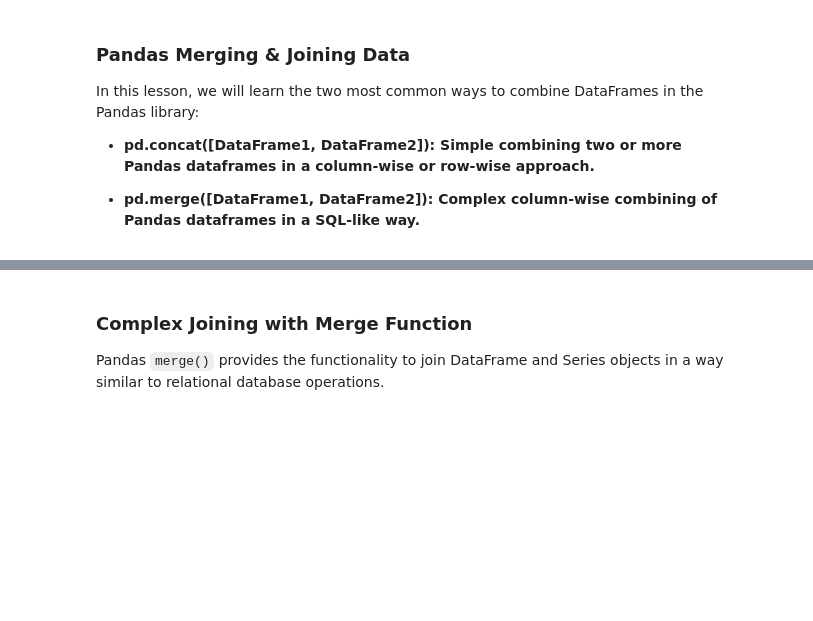
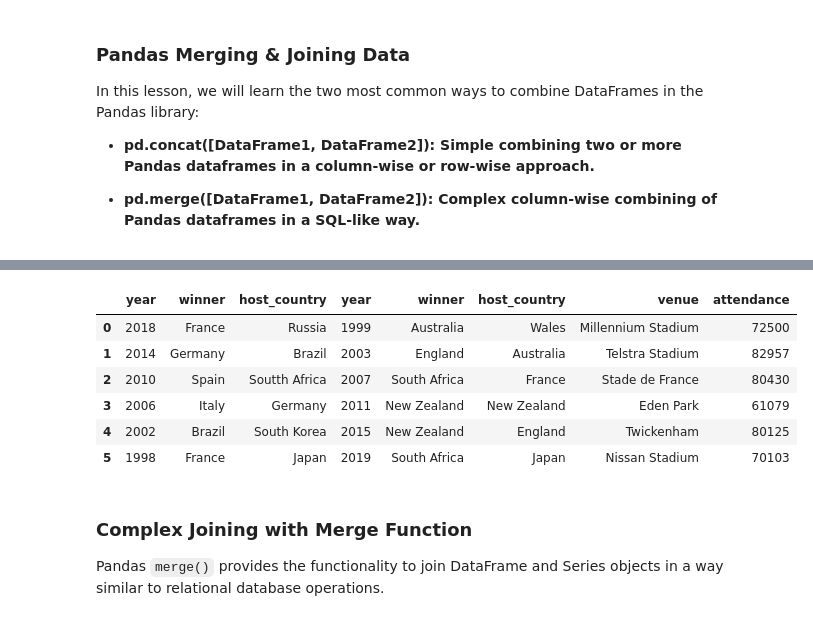
Before and after one commit to NabuRika/pandas_course, a Jupyter notebook: Lesson 5 - Merging & Joining Data/Pandas Merging & Joining Data-No Code.ipynb, the cells around one changed output, grey strips where cells are left out. Saved outputs shown, nothing was run; the diff lists cells and outputs as text; code cells hidden in the pictures; blank space fills up the shorter version.

```diff
--- a/Lesson 5 - Merging & Joining Data/Pandas Merging & Joining Data-No Code.ipynb
+++ b/Lesson 5 - Merging & Joining Data/Pandas Merging & Joining Data-No Code.ipynb
@@ -44,7 +140,18 @@ The `concat()` function is used to add together one or more DataFrames.
 # %%
 # The new DataFrame will include all original columns aligned horizontally
+df_teams = pd.concat([df_fifa_world_cup_winners,
+                     df_rugby_world_cup_winners], axis = 1)
 
 # Display the DataFrame
+df_teams
+# %% [output]
+|  | year | winner | host_country | year | winner | host_country | venue | attendance |
+| 0 | 2018 | France | Russia | 1999 | Australia | Wales | Millennium Stadium | 72500 |
+| 1 | 2014 | Germany | Brazil | 2003 | England | Australia | Telstra Stadium | 82957 |
+| 2 | 2010 | Spain | Soutth Africa | 2007 | South Africa | France | Stade de France | 80430 |
+| 3 | 2006 | Italy | Germany | 2011 | New Zealand | New Zealand | Eden Park | 61079 |
+| 4 | 2002 | Brazil | South Korea | 2015 | New Zealand | England | Twickenham | 80125 |
+| 5 | 1998 | France | Japan | 2019 | South Africa | Japan | Nissan Stadium | 70103 |
 # %% [markdown]
 ### Complex Joining with Merge Function <a class="anchor" id="section_2"></a>
 
```
Also changed, not shown: parts of 14 cells of this notebook, 3 other files.
